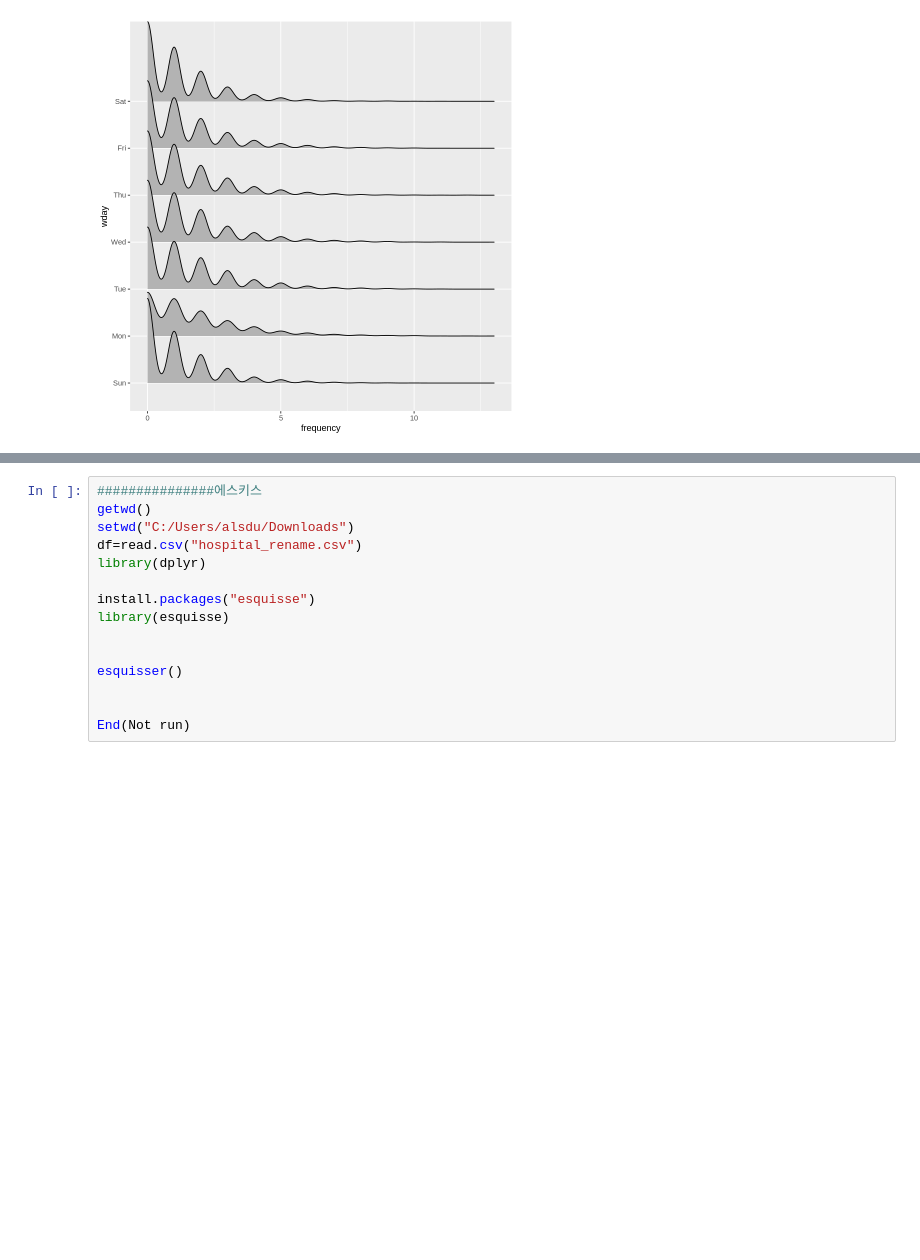
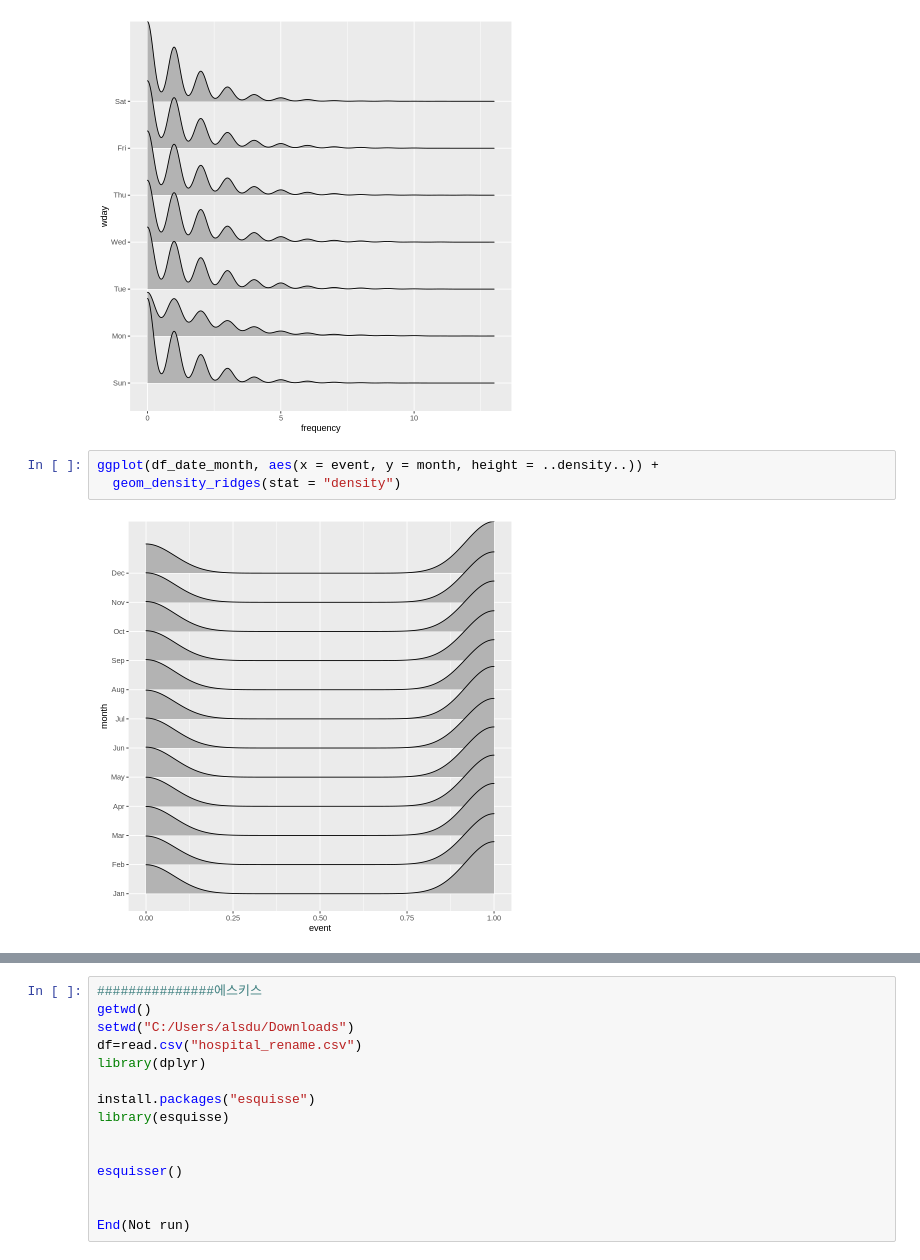
Before and after one commit to min02yam/Prediction-of-Cardiovascular-Disease-Incidence-using-machine-learning, a Jupyter notebook: hospital_Eda.ipynb, the cells around one changed output, grey strips where cells are left out. Drawn from its saved outputs; the diff is of its cells as text; blank space fills up the shorter version.

```diff
--- a/hospital_Eda.ipynb
+++ b/hospital_Eda.ipynb
@@ -419,3 +474,8 @@ ggplot(df_date_month, aes(x = frequency, y = wday, height = ..density..)) +
   geom_density_ridges(stat = "density")
 # %% [output]
 [figure]
+# %%
+ggplot(df_date_month, aes(x = event, y = month, height = ..density..)) +
+  geom_density_ridges(stat = "density")
+# %% [output]
+[figure, added]
```
Also changed, not shown: parts of 22 cells of this notebook.
